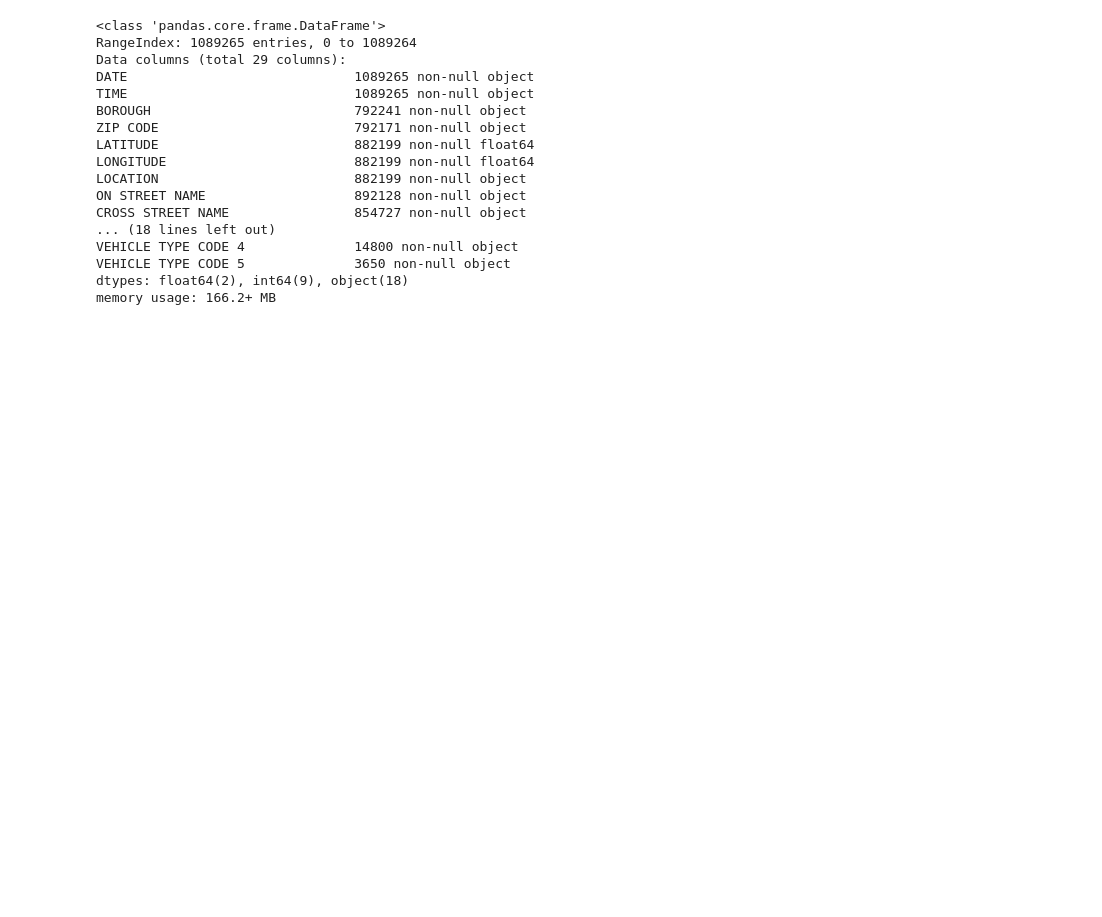
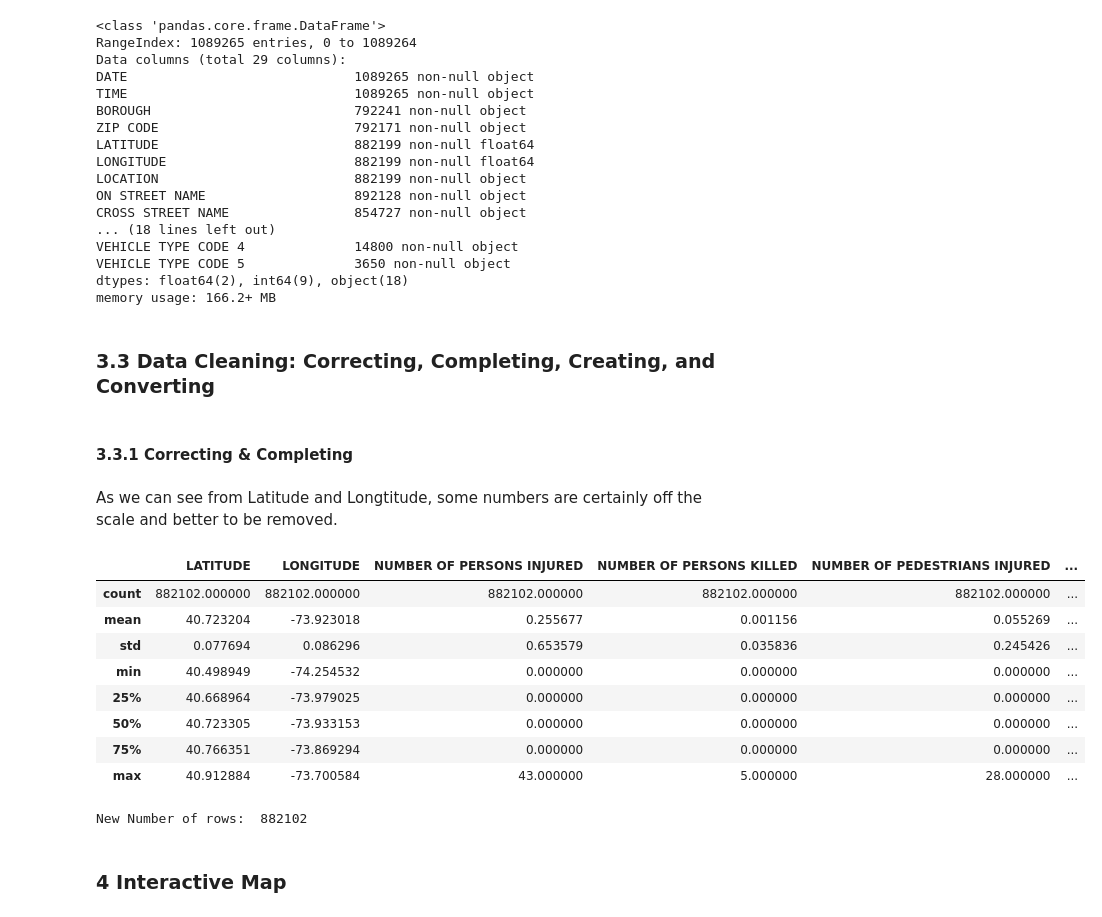
Before and after one commit to couyang24/xperigo, a Jupyter notebook: main-Copy1.ipynb, the cells around one changed output. Drawn from its saved outputs; the diff is of its cells as text; code cells hidden in the pictures; blank space fills up the shorter version.

```diff
--- a/main-Copy1.ipynb
+++ b/main-Copy1.ipynb
@@ -93,3 +109,31 @@ VEHICLE TYPE CODE 4              14800 non-null object
 VEHICLE TYPE CODE 5              3650 non-null object
 dtypes: float64(2), int64(9), object(18)
 memory usage: 166.2+ MB
+# %% [markdown]
+### 3.3 Data Cleaning: Correcting, Completing, Creating, and Converting
+# %% [markdown]
+#### 3.3.1 Correcting & Completing
+# %% [markdown]
+As we can see from Latitude and Longtitude, some numbers are certainly off the scale and better to be removed.
+# %%
+rev_colli = colli[colli.LATITUDE>0]
+rev_colli = rev_colli[rev_colli.LATITUDE<40.95]
+rev_colli = rev_colli[rev_colli.LONGITUDE>-74.5]
+rev_colli = rev_colli[rev_colli.LONGITUDE<-73]
+# %%
+display(rev_colli.describe())
+print('New Number of rows: ', rev_colli.shape[0])
+del(colli)
+# %% [output]
+|  | LATITUDE | LONGITUDE | NUMBER OF PERSONS INJURED | NUMBER OF PERSONS KILLED | NUMBER OF PEDESTRIANS INJURED | ... |
+| count | 882102.000000 | 882102.000000 | 882102.000000 | 882102.000000 | 882102.000000 | ... |
+| mean | 40.723204 | -73.923018 | 0.255677 | 0.001156 | 0.055269 | ... |
+| std | 0.077694 | 0.086296 | 0.653579 | 0.035836 | 0.245426 | ... |
+| min | 40.498949 | -74.254532 | 0.000000 | 0.000000 | 0.000000 | ... |
+| 25% | 40.668964 | -73.979025 | 0.000000 | 0.000000 | 0.000000 | ... |
+| 50% | 40.723305 | -73.933153 | 0.000000 | 0.000000 | 0.000000 | ... |
+| 75% | 40.766351 | -73.869294 | 0.000000 | 0.000000 | 0.000000 | ... |
+| max | 40.912884 | -73.700584 | 43.000000 | 5.000000 | 28.000000 | ... |
+New Number of rows:  882102
+# %% [markdown]
+### 4 Interactive Map
```
Also changed, not shown: parts of 7 cells of this notebook, 3 other files.
